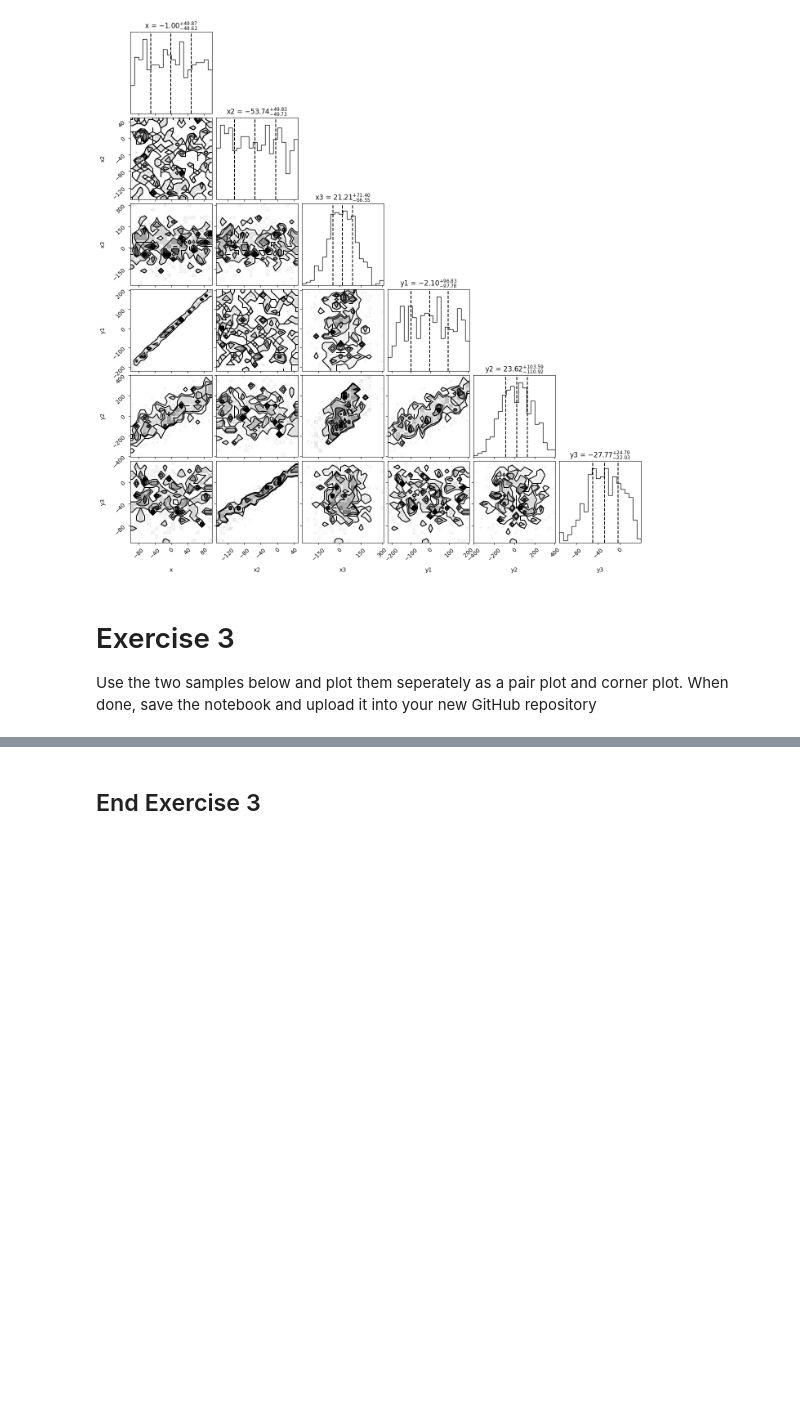
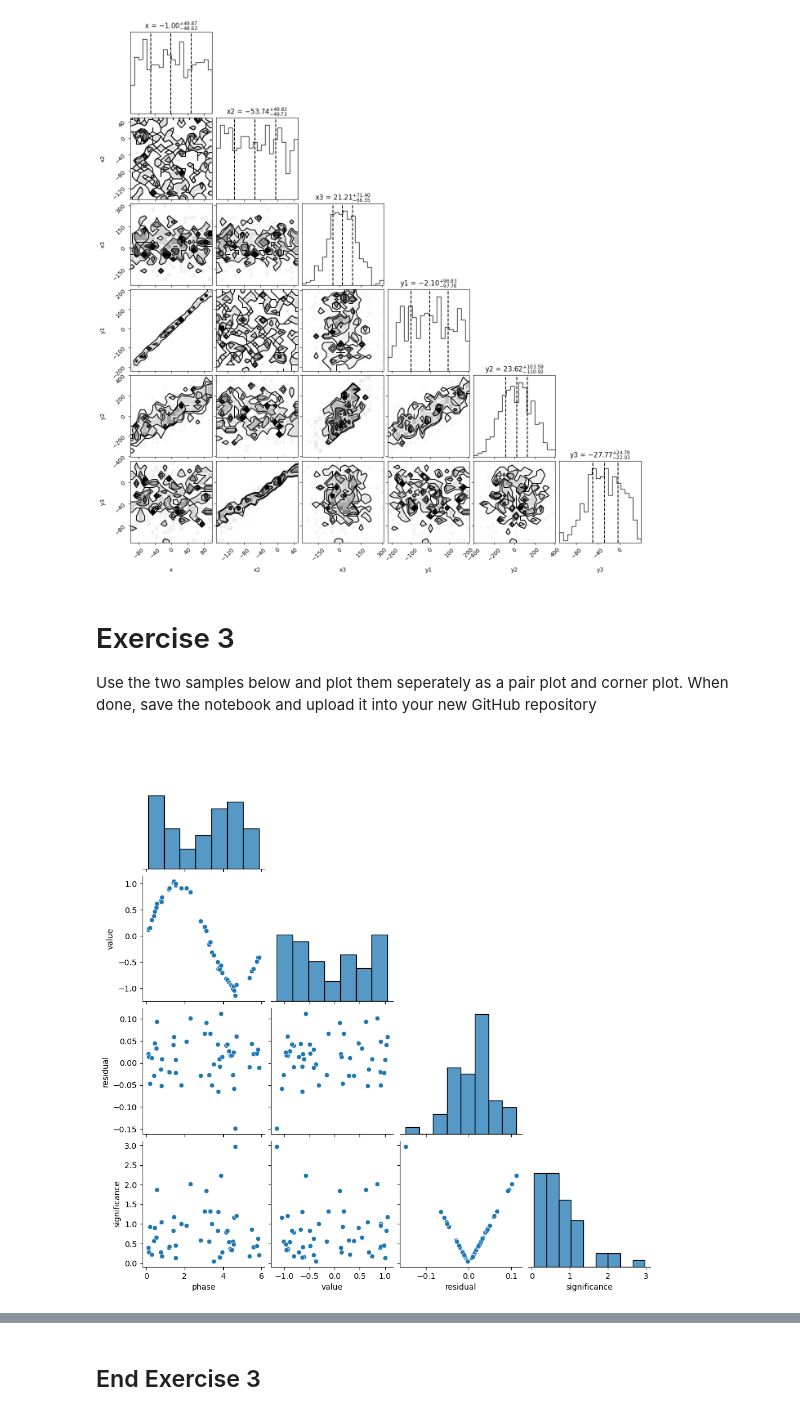
Before and after one commit to Covpet/Applied-Data-Science-1, a Jupyter notebook: Version Control and Further Graphs (1).ipynb, the cells around one changed output, grey strips where cells are left out. Drawn from its saved outputs; the diff is of its cells as text; code cells hidden in the pictures; blank space fills up the shorter version.

```diff
--- a/Version Control and Further Graphs (1).ipynb
+++ b/Version Control and Further Graphs (1).ipynb
@@ -279,3 +342,7 @@ random_matrix = np.random.rand(3, 3)
 cov = np.dot(random_matrix, random_matrix.T)
 correlated_data = np.random.multivariate_normal(mean, cov, size=100)
 df_correlated = pd.DataFrame(correlated_data, columns=['X', 'Y', 'Z'])
+# %%
+plot_pairplot(df)
+# %% [output]
+[figure, added]
```
Also changed, not shown: parts of 9 cells of this notebook.
